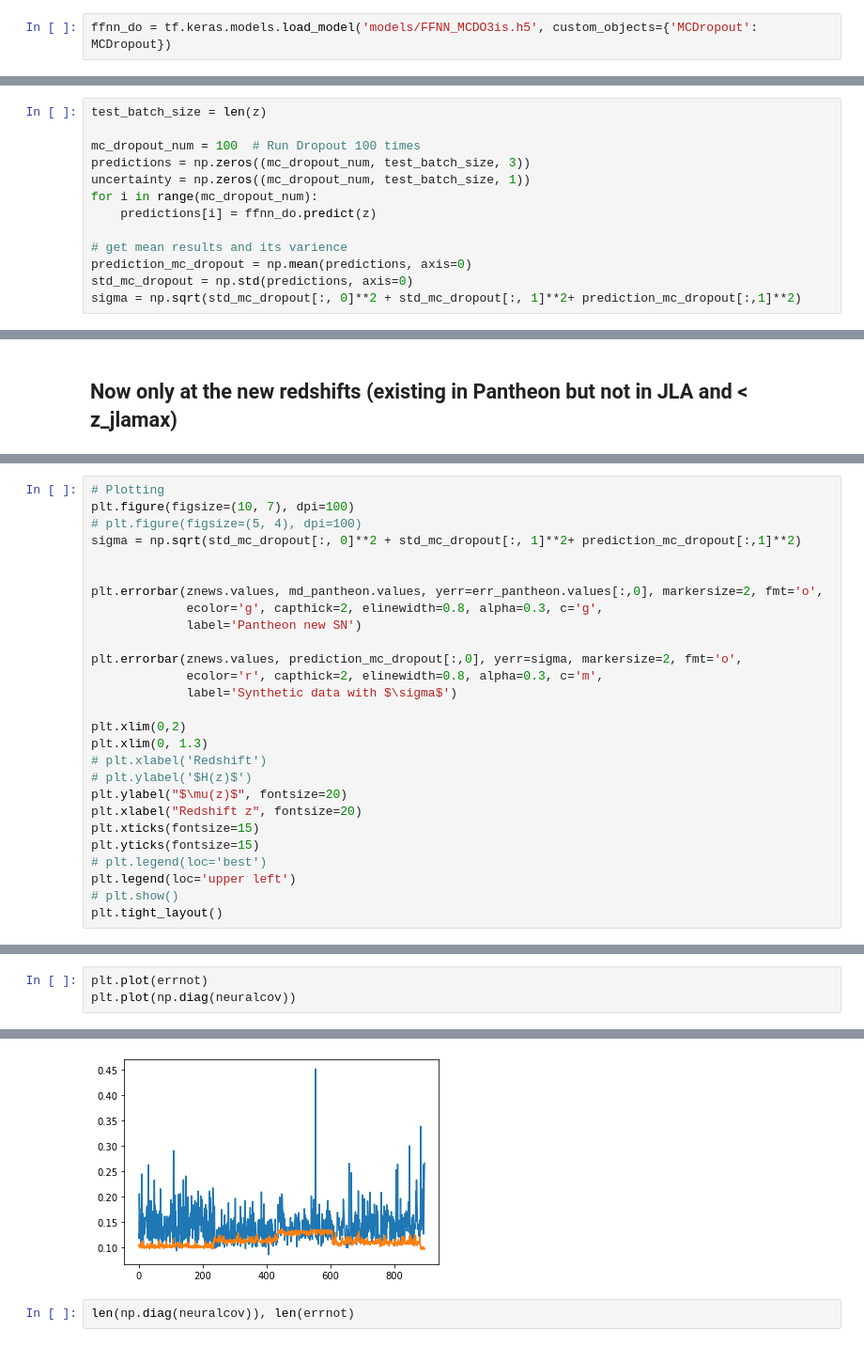
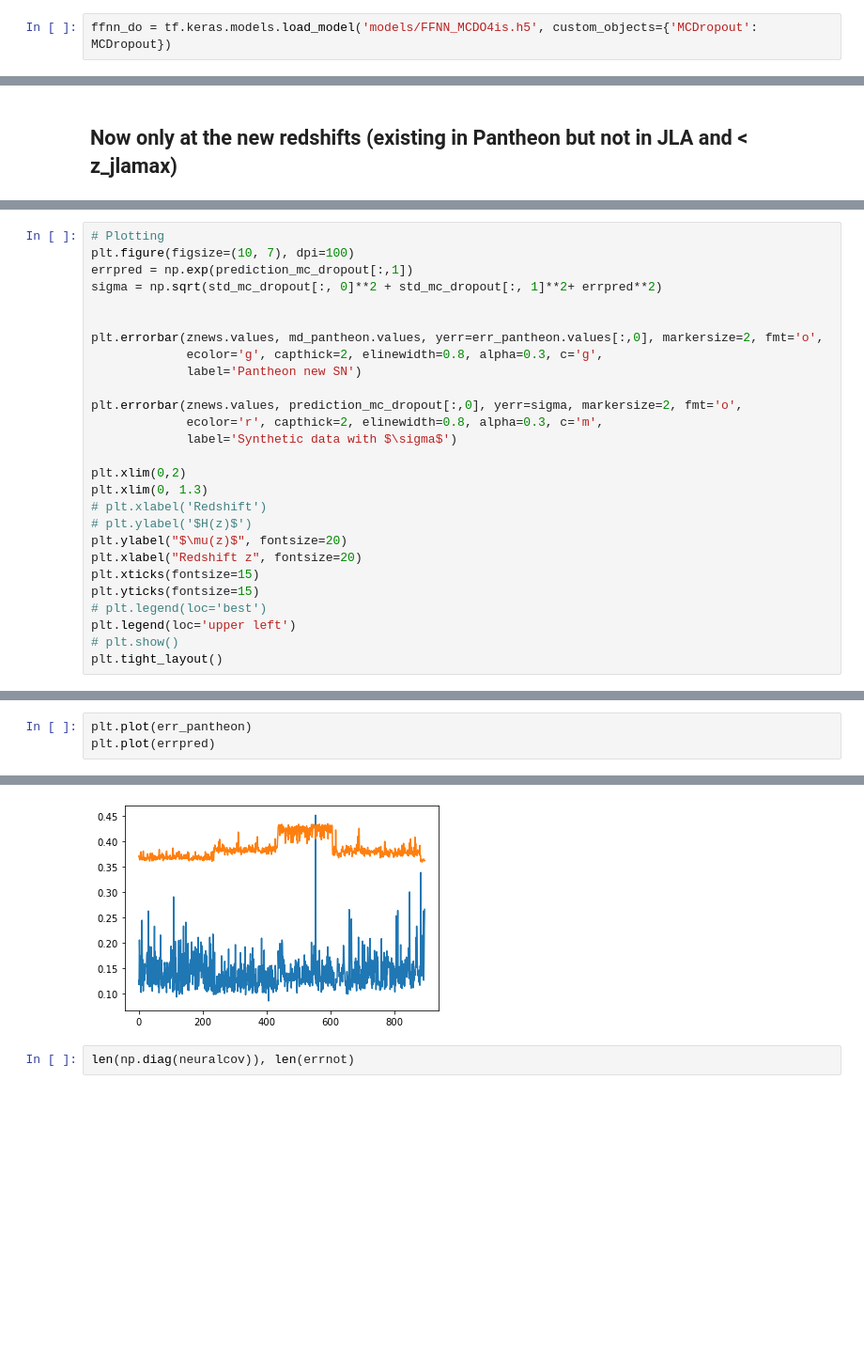
Before and after one commit to igomezv/SNIa_ML_regressions, a Jupyter notebook: loadModels.ipynb, the cells around one changed output, grey strips where cells are left out. Shown at 94% size. Saved outputs shown, nothing was run; the diff lists cells and outputs as text; blank space fills up the shorter version.

```diff
--- a/loadModels.ipynb
+++ b/loadModels.ipynb
@@ -23,5 +28,5 @@ z = scalerz.transform(z.reshape(-1,1))
 # r = scalerz.transform(z.reshape(-1, 1))
 # predh = model.predict(r)
 # %%
-ffnn_do = tf.keras.models.load_model('models/FFNN_MCDO3is.h5', custom_objects={'MCDropout': MCDropout})
+ffnn_do = tf.keras.models.load_model('models/FFNN_MCDO4is.h5', custom_objects={'MCDropout': MCDropout})
 # %% [output]
@@ -32,14 +45 @@ ffnn_do = tf.keras.models.load_model('models/FFNN_MCDO3is.h5', custom_objects={'
 To enable them in other operations, rebuild TensorFlow with the appropriate compiler flags.
-# %%
-test_batch_size = len(z)
-
-mc_dropout_num = 100  # Run Dropout 100 times
-predictions = np.zeros((mc_dropout_num, test_batch_size, 3))
-uncertainty = np.zeros((mc_dropout_num, test_batch_size, 1))
-for i in range(mc_dropout_num):
-    predictions[i] = ffnn_do.predict(z)
-
-# get mean results and its varience
-prediction_mc_dropout = np.mean(predictions, axis=0)
-std_mc_dropout = np.std(predictions, axis=0)
-sigma = np.sqrt(std_mc_dropout[:, 0]**2 + std_mc_dropout[:, 1]**2+ prediction_mc_dropout[:,1]**2)
@@ -101,8 +70,8 @@ sigma = np.sqrt(std_mc_dropout[:, 0]**2 + std_mc_dropout[:, 1]**2+ prediction_mc
 # %%
 # Plotting
 plt.figure(figsize=(10, 7), dpi=100)
-# plt.figure(figsize=(5, 4), dpi=100)
-sigma = np.sqrt(std_mc_dropout[:, 0]**2 + std_mc_dropout[:, 1]**2+ prediction_mc_dropout[:,1]**2)
+errpred = np.exp(prediction_mc_dropout[:,1])
+sigma = np.sqrt(std_mc_dropout[:, 0]**2 + std_mc_dropout[:, 1]**2+ errpred**2)
 
 
 plt.errorbar(znews.values, md_pantheon.values, yerr=err_pantheon.values[:,0], markersize=2, fmt='o',
@@ -194,9 +120,9 @@ errnot = noterrors.values.reshape(l,)
 # %%
-plt.plot(errnot)
-plt.plot(np.diag(neuralcov))
+plt.plot(err_pantheon)
+plt.plot(errpred)
 # %% [output]
 [<matplotlib.lines.Line2D at 0x...>]
-[figure, old version]
+[figure, new version]
 # %%
 len(np.diag(neuralcov)), len(errnot)
 # %% [output]
```
Also changed, not shown: parts of 20 cells of this notebook, 1 other file.
